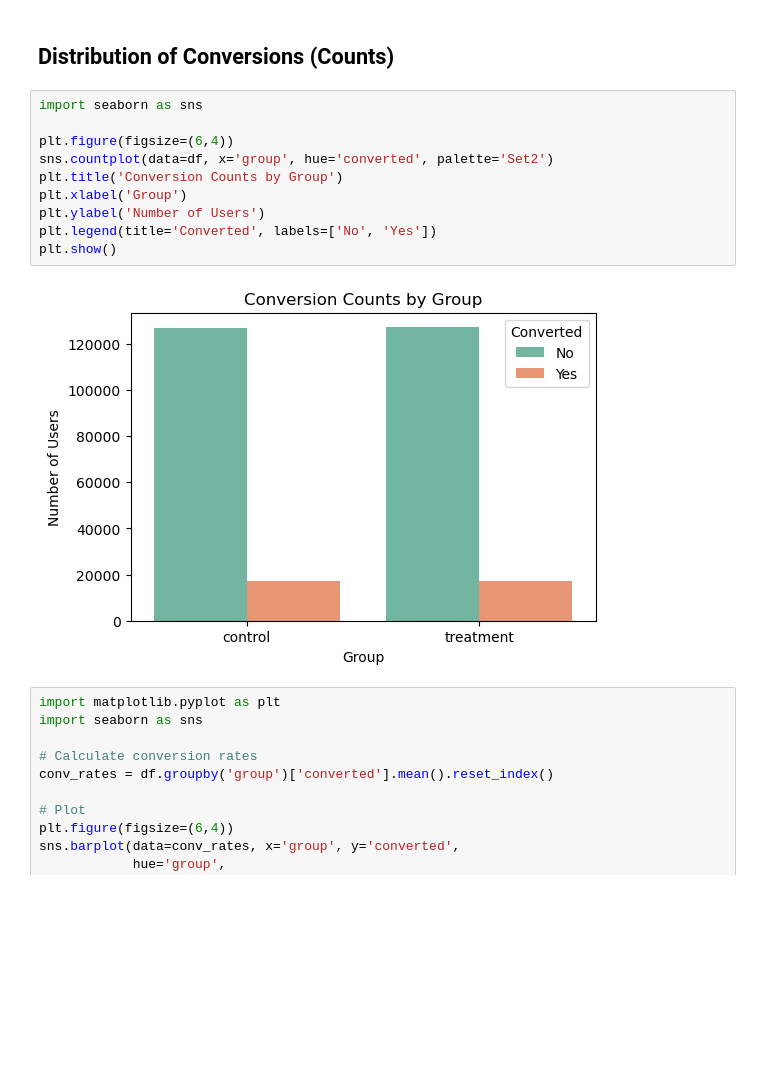
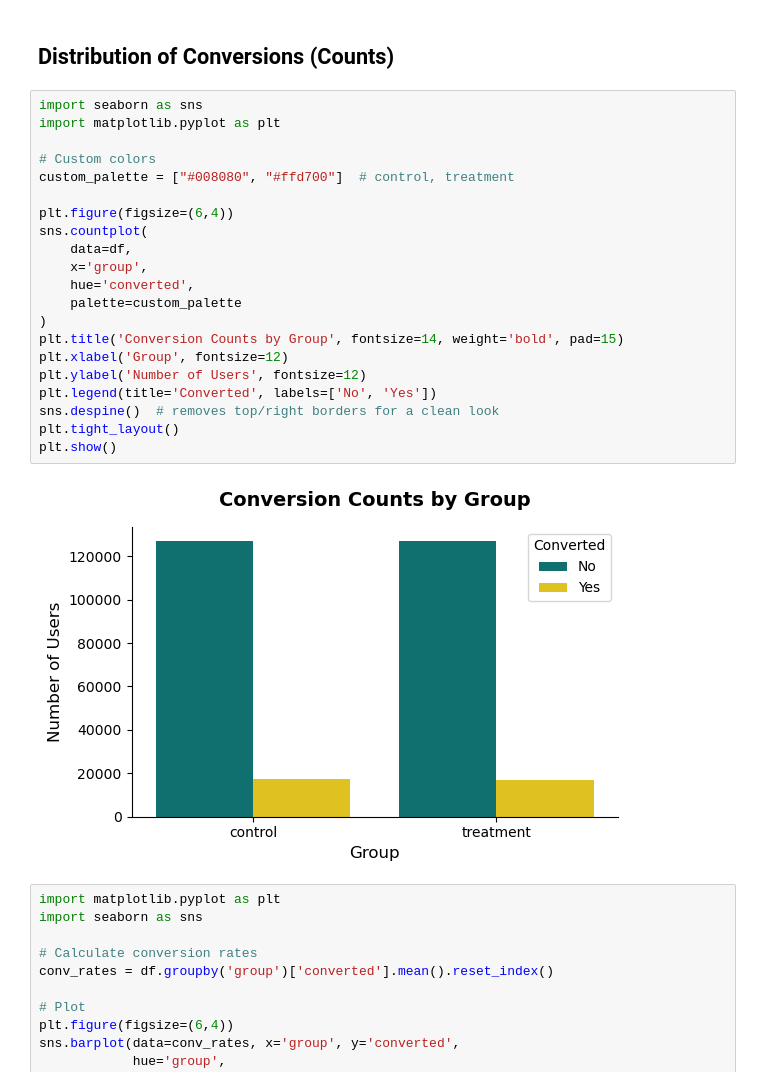
Before and after one commit to SuslovAnton/bank-landing-ab-test, a Jupyter notebook: notebooks/1_load_and_overview.ipynb, the cells around one changed output. Saved outputs shown, nothing was run; the diff lists cells and outputs as text; blank space fills up the shorter version.

```diff
--- a/notebooks/1_load_and_overview.ipynb
+++ b/notebooks/1_load_and_overview.ipynb
@@ -227,16 +230,27 @@ P-value: 0.1604
 ## Distribution of Conversions (Counts)
 # %%
 import seaborn as sns
+import matplotlib.pyplot as plt
+
+# Custom colors
+custom_palette = ["#008080", "#ffd700"]  # control, treatment
 
 plt.figure(figsize=(6,4))
-sns.countplot(data=df, x='group', hue='converted', palette='Set2')
-plt.title('Conversion Counts by Group')
-plt.xlabel('Group')
-plt.ylabel('Number of Users')
+sns.countplot(
+    data=df,
+    x='group',
+    hue='converted',
+    palette=custom_palette
+)
+plt.title('Conversion Counts by Group', fontsize=14, weight='bold', pad=15)
+plt.xlabel('Group', fontsize=12)
+plt.ylabel('Number of Users', fontsize=12)
 plt.legend(title='Converted', labels=['No', 'Yes'])
+sns.despine()  # removes top/right borders for a clean look
+plt.tight_layout()
 plt.show()
 # %% [output]
-[figure, old version]
+[figure, new version]
 # %%
 import matplotlib.pyplot as plt
 import seaborn as sns
```
Also changed, not shown: parts of 9 cells of this notebook, 3 other files.
